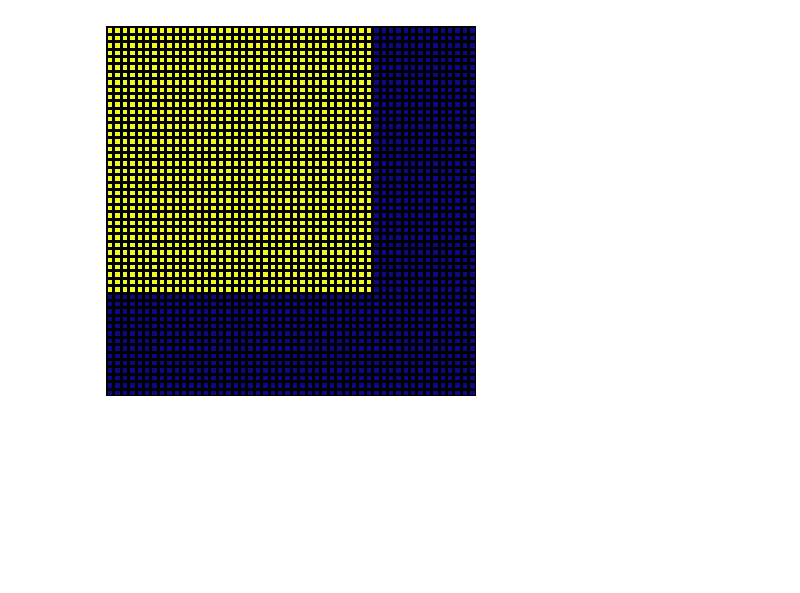
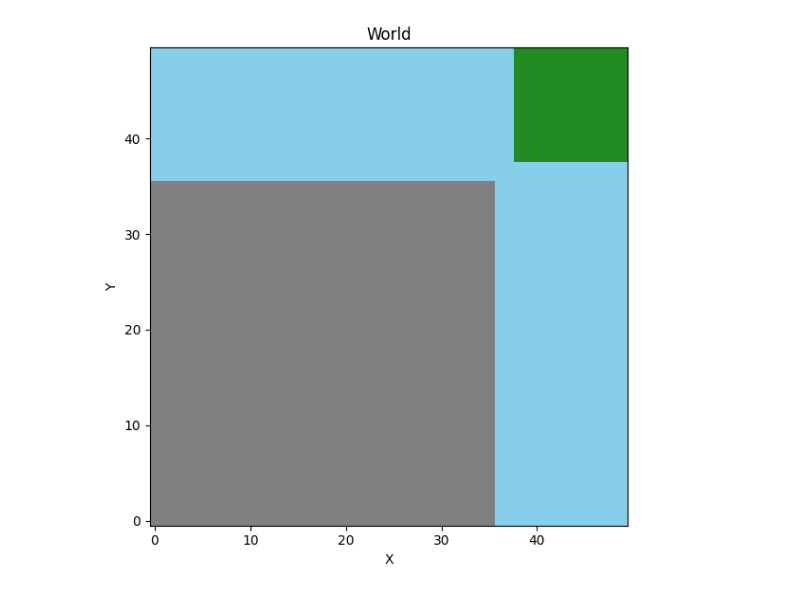
Before and after one commit to FerretoDev/Lattice, a Jupyter notebook: lattice/world.ipynb, the cells around one changed output. Cells and saved outputs as stored; diff of their text form; code cells hidden in the pictures; blank space fills up the shorter version.

```diff
--- a/lattice/world.ipynb
+++ b/lattice/world.ipynb
@@ -1,32 +1,15 @@
 # %%
 import importlib
-import matplotlib.pyplot as plt
-import seaborn as sns
 import world as world_module  # pyrefly: ignore[missing-import]
 
 importlib.reload(world_module)
 World = world_module.World
 
+# fill_rectangle — large area (split path)
 world = World(50, 50)
-
-world.fill_rectangle(
-    0, 0, 35, 35, 1
-)
-
-data = world.grid
-
-sns.heatmap(
-    data,
-    cmap="plasma",
-    cbar=False,
-    linewidths=2,  # linewidths añade el espacio (rejilla) entre cuadros
-    linecolor="black",
-    square=True,
-    xticklabels=False,
-    yticklabels=False,
-)
-
-plt.show()
+world.fill_rectangle(0, 0, 35, 35, 1)
+world.fill_rectangle(38, 38, 49, 49, 2)
+world.show()
 # %% [output]
-[figure, old version]
+[figure, new version]
 # %%
```
Also changed, not shown: parts of 3 cells of this notebook, 5 other files.
